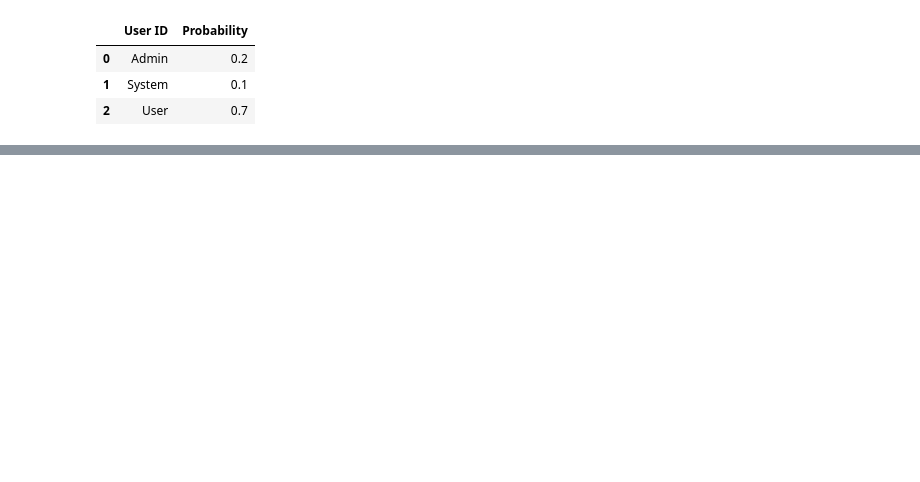
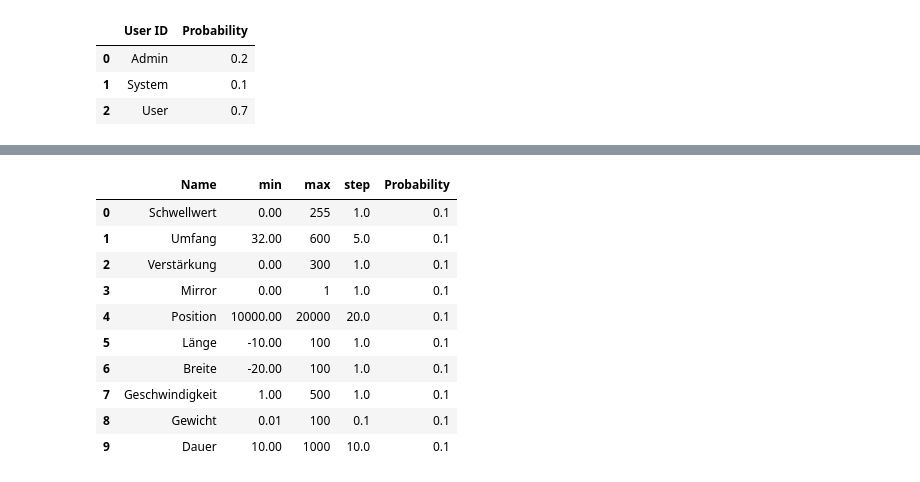
Before and after one commit to JsonFort/AtFileGenerator, a Jupyter notebook: AtFileGenerator.ipynb, the cells around one changed output, grey strips where cells are left out. Saved outputs shown, nothing was run; the diff lists cells and outputs as text; code cells hidden in the pictures; blank space fills up the shorter version.

```diff
--- a/AtFileGenerator.ipynb
+++ b/AtFileGenerator.ipynb
@@ -227,0 +162,52 @@ Name: Description, dtype: object
+# %%
+#add variable names
+#add variable value ranges
+#generate entries for userList or enhance dataBase Entries
+
+
+if dataBaseEntries['Variable'].empty:
+    varEntries = {
+        'Schwellwert': [[0, 255, 1], 0.1],
+        'Umfang': [[32, 600, 5], 0.1],
+        'Verstärkung': [[0, 300, 1], 0.1],
+        'Mirror': [[0, 1, 1], 0.1],
+        'Position': [[10000, 20000, 20], 0.1],
+        'Länge': [[-10, 100, 1], 0.1],
+        'Breite': [[-20, 100, 1], 0.1],
+        'Geschwindigkeit': [[1, 500, 1], 0.1],
+        'Gewicht': [[0.01, 100, 0.1], 0.1],
+        'Dauer': [[10, 1000, 10], 0.1]
+    }
+
+    nameList = []
+    minList = []
+    maxList = []
+    stepList = []
+    propList = []
+
+    for key, value in varEntries.items():
+        nameList.append(key)
+        minList.append(value[0][0])
+        maxList.append(value[0][1])
+        stepList.append(value[0][2])
+        propList.append(value[1])
+
+    dataBaseEntries['Variable']['Name'] = nameList
+    dataBaseEntries['Variable']['min'] = minList
+    dataBaseEntries['Variable']['max'] = maxList
+    dataBaseEntries['Variable']['step'] = stepList
+    dataBaseEntries['Variable']['Probability'] = propList
+
+    display(dataBaseEntries['Variable'])
+# %% [output]
+|  | Name | min | max | step | Probability |
+| 0 | Schwellwert | 0.00 | 255 | 1.0 | 0.1 |
+| 1 | Umfang | 32.00 | 600 | 5.0 | 0.1 |
+| 2 | Verstärkung | 0.00 | 300 | 1.0 | 0.1 |
+| 3 | Mirror | 0.00 | 1 | 1.0 | 0.1 |
+| 4 | Position | 10000.00 | 20000 | 20.0 | 0.1 |
+| 5 | Länge | -10.00 | 100 | 1.0 | 0.1 |
+| 6 | Breite | -20.00 | 100 | 1.0 | 0.1 |
+| 7 | Geschwindigkeit | 1.00 | 500 | 1.0 | 0.1 |
+| 8 | Gewicht | 0.01 | 100 | 0.1 | 0.1 |
+| 9 | Dauer | 10.00 | 1000 | 10.0 | 0.1 |
```
Also changed, not shown: parts of 29 cells of this notebook.
